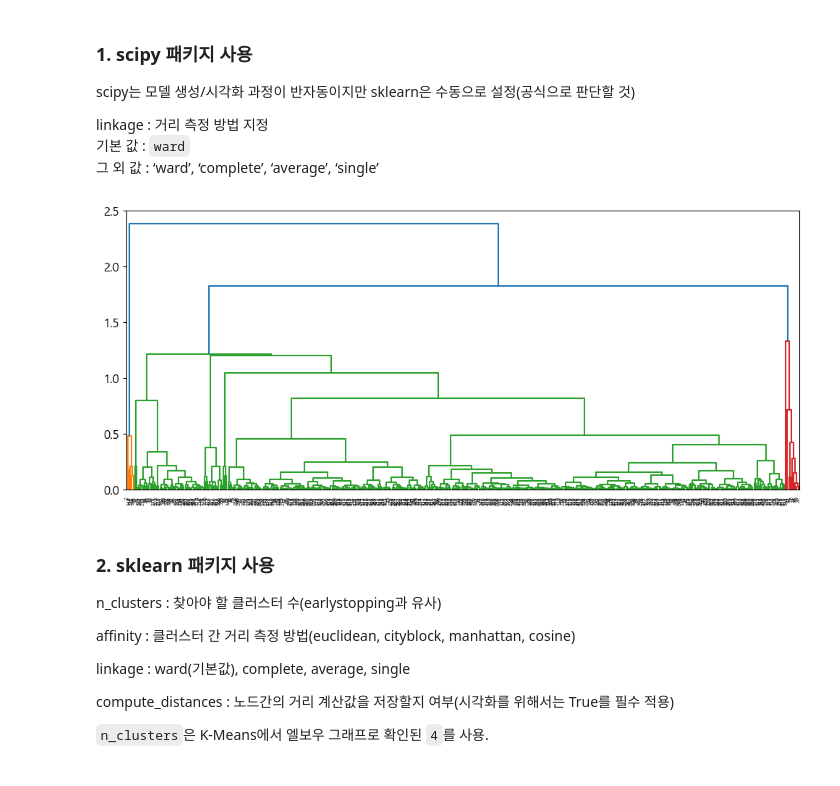
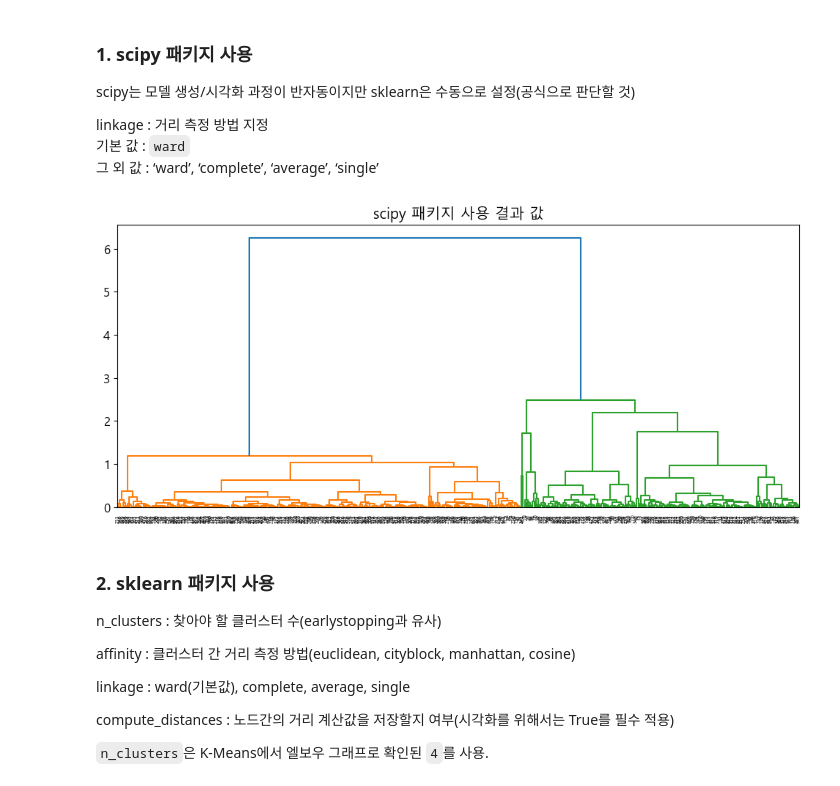
Before and after one commit to jaekim3220/finalproject, a Jupyter notebook: 계층적군집.ipynb, the cells around one changed output. Drawn from its saved outputs; the diff is of its cells as text; code cells hidden in the pictures.

```diff
--- a/계층적군집.ipynb
+++ b/계층적군집.ipynb
@@ -31,6 +31,6 @@ plt.rcParams["axes.unicode_minus"] = False
 # %% [markdown]
 ## #02. 데이터
 # %%
-origin = read_excel("행정동병합테스트22_최종데이터.xlsx")
+origin = read_excel("행정동병합최종.xlsx")
 origin.head()
 # %% [output]
@@ -70,0 +58,3 @@ df.head()
+# %%
+df = origin.filter(['문화시민지수minmax', '사회적약자지수minmax', '접근성지수minmax', '그린지수minmax'])
+df.head()
@@ -103,0 +83,4 @@ X.head()
+# %%
+# X = df.filter(['문화시민지수minmax', '사회적약자지수minmax', '접근성지수minmax', '그린지수minmax'])
+X = df.copy()
+X.head()
@@ -114,3 +98,3 @@ dtype: int64
 # %%
-X = X.fillna(0)
-X.isna().sum()
+# X = X.fillna(0)
+# X.isna().sum()
@@ -177,11 +147,12 @@ linkage : 거리 측정 방법 지정<br/>
 # %%
 lnk = linkage(ndf, method="ward")
 plt.figure(figsize=(12,5))
 dendrogram(lnk, show_leaf_counts=True)
+plt.title("scipy 패키지 사용 결과 값")
 plt.show()
 plt.close()
 # %% [output]
-[figure, old version]
+[figure, new version]
 # %% [markdown]
 ### 2. sklearn 패키지 사용
 
```
Also changed, not shown: parts of 22 cells of this notebook, 4 other files.
